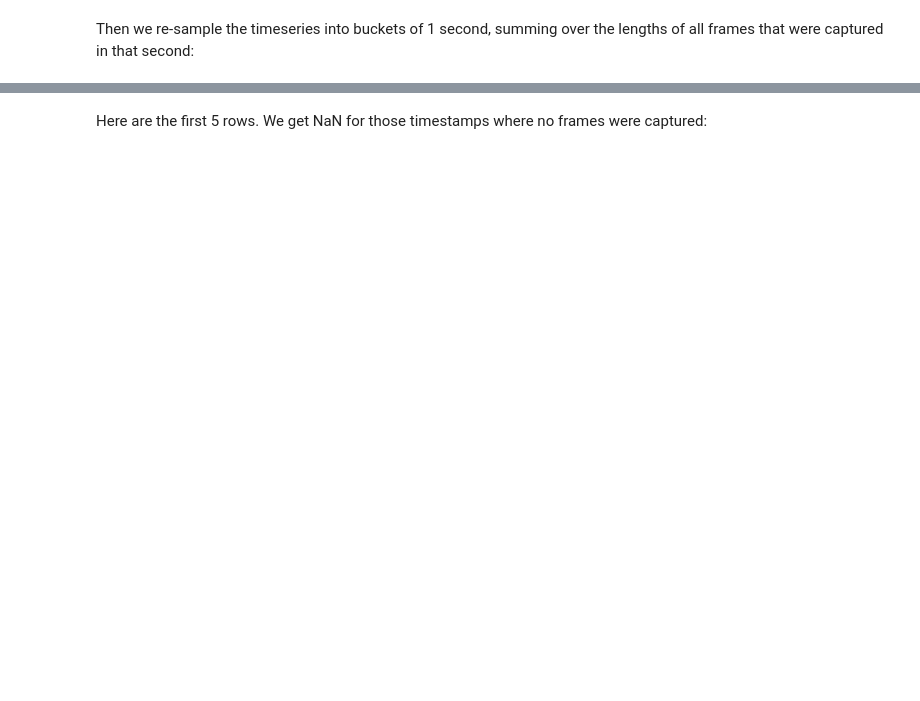
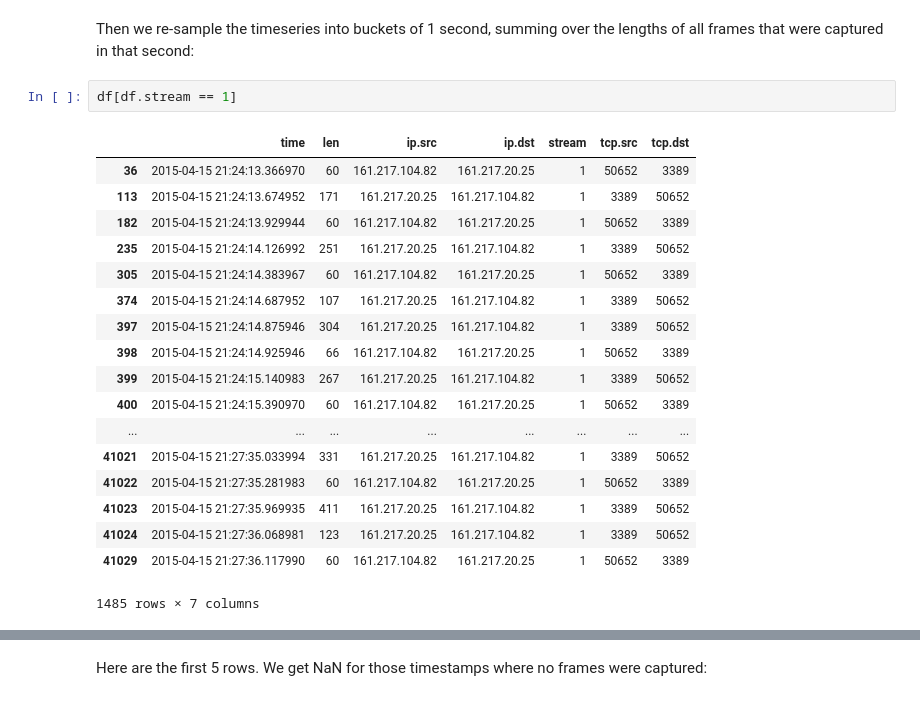
Before and after one commit to wrgeorge1983/pcap-plotting, a Jupyter notebook: pcap.ipynb, the cells around one changed output, grey strips where cells are left out. Saved outputs shown, nothing was run; the diff lists cells and outputs as text; blank space fills up the shorter version.

```diff
--- a/pcap.ipynb
+++ b/pcap.ipynb
@@ -276,2 +193,23 @@ filterspec:-2 -R "eth"
 # %% [markdown]
 Then we re-sample the timeseries into buckets of 1 second, summing over the lengths of all frames that were captured in that second:
+# %%
+df[df.stream == 1]
+# %% [output]
+|  | time | len | ip.src | ip.dst | stream | tcp.src | tcp.dst |
+| 36 | 2015-04-15 21:24:13.366970 | 60 | 161.217.104.82 | 161.217.20.25 | 1 | 50652 | 3389 |
+| 113 | 2015-04-15 21:24:13.674952 | 171 | 161.217.20.25 | 161.217.104.82 | 1 | 3389 | 50652 |
+| 182 | 2015-04-15 21:24:13.929944 | 60 | 161.217.104.82 | 161.217.20.25 | 1 | 50652 | 3389 |
+| 235 | 2015-04-15 21:24:14.126992 | 251 | 161.217.20.25 | 161.217.104.82 | 1 | 3389 | 50652 |
+| 305 | 2015-04-15 21:24:14.383967 | 60 | 161.217.104.82 | 161.217.20.25 | 1 | 50652 | 3389 |
+| 374 | 2015-04-15 21:24:14.687952 | 107 | 161.217.20.25 | 161.217.104.82 | 1 | 3389 | 50652 |
+| 397 | 2015-04-15 21:24:14.875946 | 304 | 161.217.20.25 | 161.217.104.82 | 1 | 3389 | 50652 |
+| 398 | 2015-04-15 21:24:14.925946 | 66 | 161.217.104.82 | 161.217.20.25 | 1 | 50652 | 3389 |
+| 399 | 2015-04-15 21:24:15.140983 | 267 | 161.217.20.25 | 161.217.104.82 | 1 | 3389 | 50652 |
+| 400 | 2015-04-15 21:24:15.390970 | 60 | 161.217.104.82 | 161.217.20.25 | 1 | 50652 | 3389 |
+| ... | ... | ... | ... | ... | ... | ... | ... |
+| 41021 | 2015-04-15 21:27:35.033994 | 331 | 161.217.20.25 | 161.217.104.82 | 1 | 3389 | 50652 |
+| 41022 | 2015-04-15 21:27:35.281983 | 60 | 161.217.104.82 | 161.217.20.25 | 1 | 50652 | 3389 |
+| 41023 | 2015-04-15 21:27:35.969935 | 411 | 161.217.20.25 | 161.217.104.82 | 1 | 3389 | 50652 |
+| 41024 | 2015-04-15 21:27:36.068981 | 123 | 161.217.20.25 | 161.217.104.82 | 1 | 3389 | 50652 |
+| 41029 | 2015-04-15 21:27:36.117990 | 60 | 161.217.104.82 | 161.217.20.25 | 1 | 50652 | 3389 |
+1485 rows × 7 columns
```
Also changed, not shown: parts of 91 cells of this notebook.
